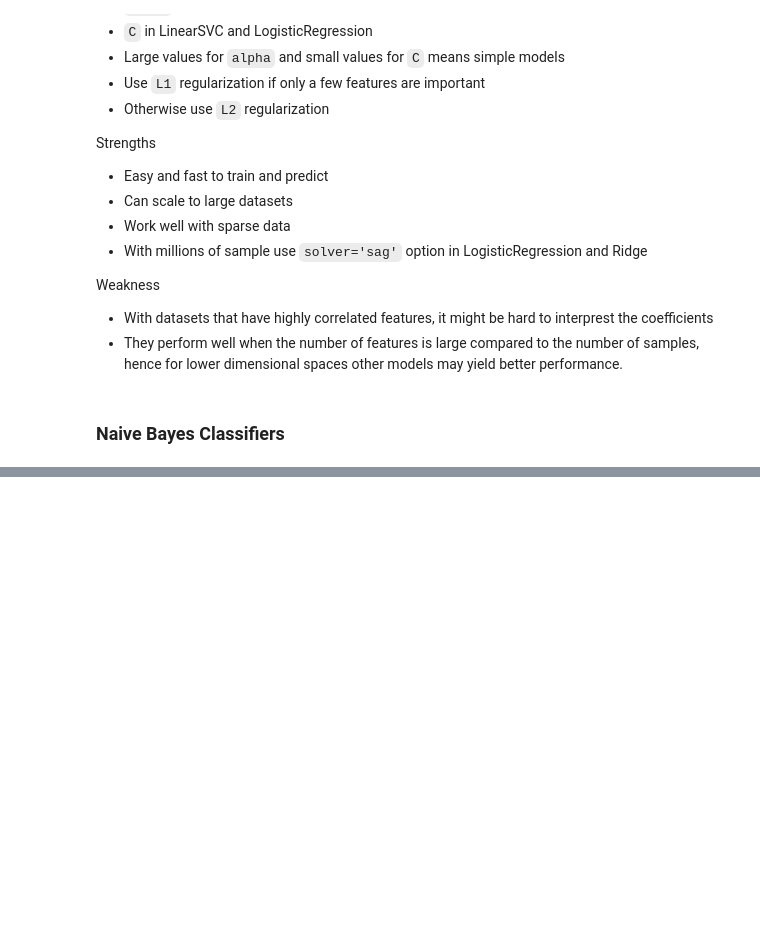
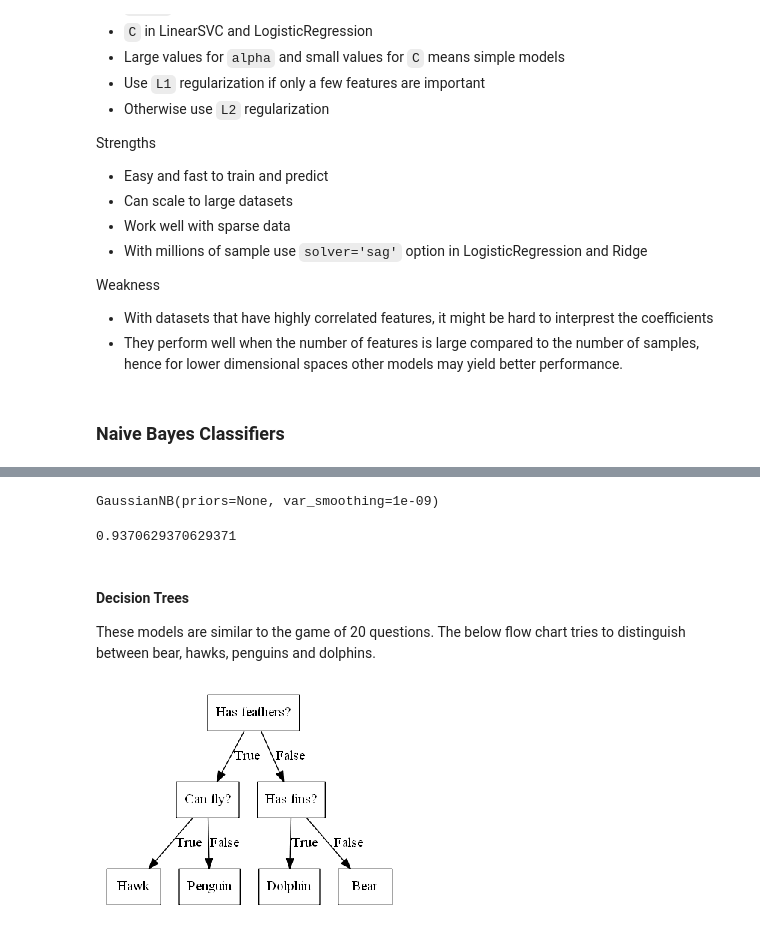
Before and after one commit to codingfinance/Introductio_to_ML_with_Python, a Jupyter notebook: 02-Supervised-Learning.ipynb, the cells around one changed output, grey strips where cells are left out. Drawn from its saved outputs; the diff is of its cells as text; code cells hidden in the pictures; blank space fills up the shorter version.

Commit message:
Finish decision trees section

```diff
--- a/02-Supervised-Learning.ipynb
+++ b/02-Supervised-Learning.ipynb
@@ -851,0 +857,16 @@ Weakness
+# %%
+nb.fit(X_train, y_train)
+# %% [output]
+GaussianNB(priors=None, var_smoothing=1e-09)
+# %%
+nb.score(X_test, y_test)
+# %% [output]
+0.9370629370629371
+# %% [markdown]
+#### Decision Trees
+
+These models are similar to the game of 20 questions. The below flow chart tries to distinguish between bear, hawks, penguins and dolphins.
+# %%
+mglearn.plots.plot_animal_tree()
+# %% [output]
+[figure, added]
```
Also changed, not shown: parts of 24 cells of this notebook, 1 other file.
